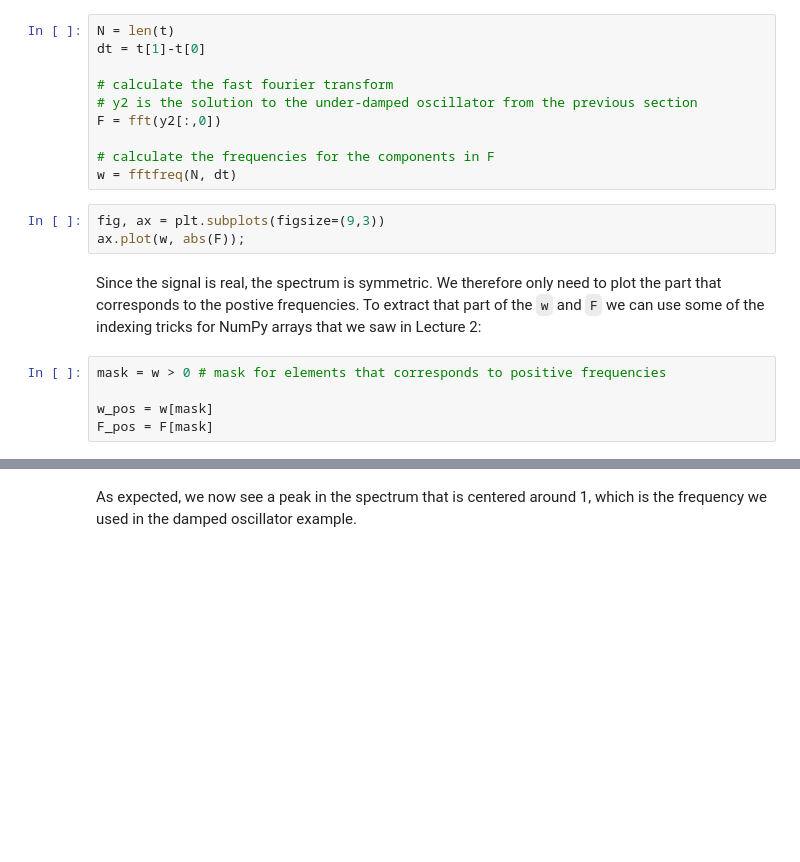
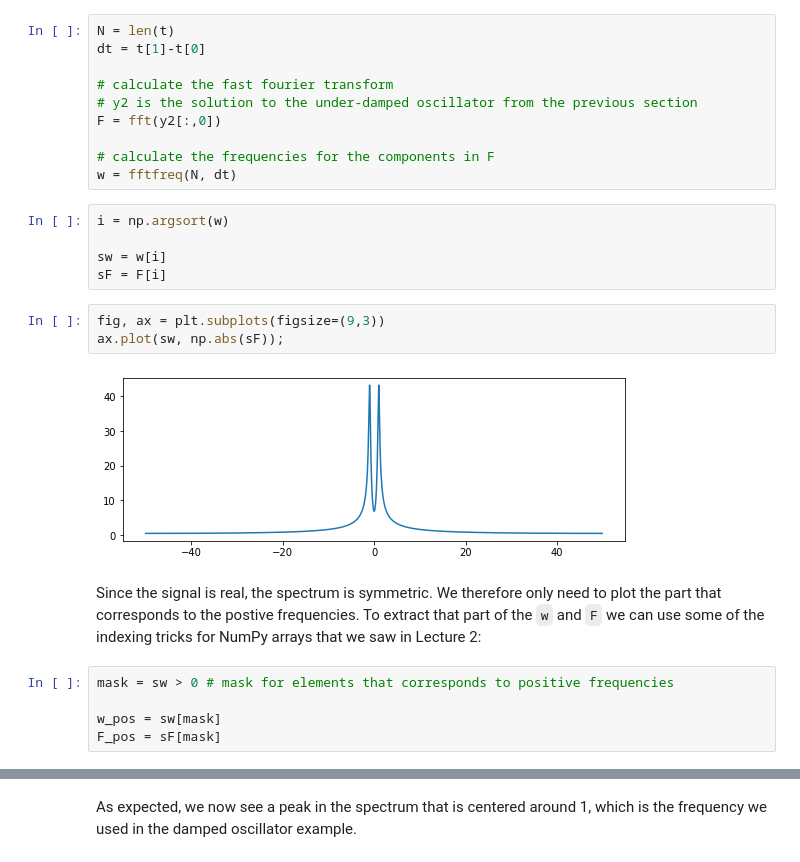
Before and after one commit to douglasvitoreti/scientific-python-lectures, a Jupyter notebook: Lecture-5-Scipy.ipynb, the cells around one changed output, grey strips where cells are left out. Drawn from its saved outputs; the diff is of its cells as text; blank space fills up the shorter version.

```diff
--- a/Lecture-5-Scipy.ipynb
+++ b/Lecture-5-Scipy.ipynb
@@ -373,16 +419,23 @@ F = fft(y2[:,0])
 
 # calculate the frequencies for the components in F
 w = fftfreq(N, dt)
+# %%
+i = np.argsort(w)
+
+sw = w[i]
+sF = F[i]
 # %%
 fig, ax = plt.subplots(figsize=(9,3))
-ax.plot(w, abs(F));
+ax.plot(sw, np.abs(sF));
+# %% [output]
+[figure, added]
 # %% [markdown]
 Since the signal is real, the spectrum is symmetric. We therefore only need to plot the part that corresponds to the postive frequencies. To extract that part of the `w` and `F` we can use some of the indexing tricks for NumPy arrays that we saw in Lecture 2:
 # %%
-mask = w > 0 # mask for elements that corresponds to positive frequencies
+mask = sw > 0 # mask for elements that corresponds to positive frequencies
 
-w_pos = w[mask]
-F_pos = F[mask]
+w_pos = sw[mask]
+F_pos = sF[mask]
 # %%
 fig, ax = plt.subplots(figsize=(9,3))
 ax.plot(w_pos, abs(F_pos))
```
Also changed, not shown: parts of 84 cells of this notebook, 1 other file.
